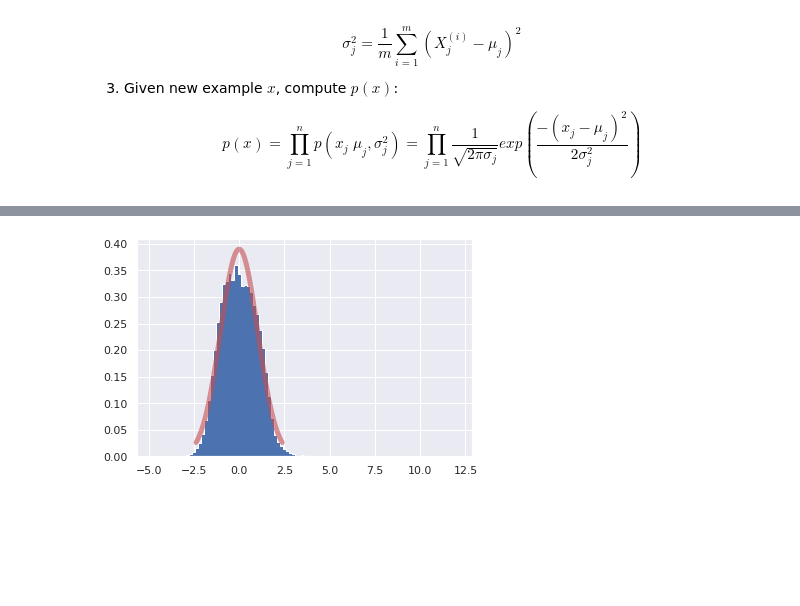
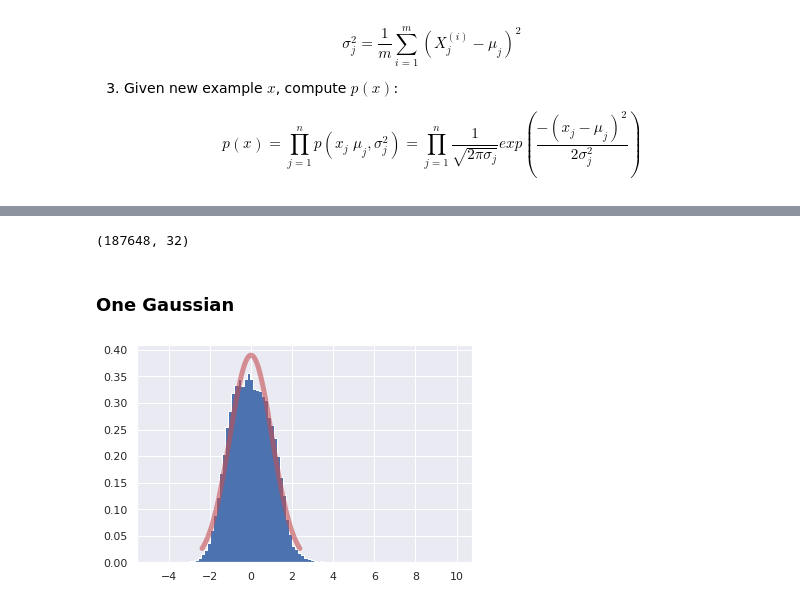
Before and after one commit to armandordorica/APS1070_Anomaly_Detection, a Jupyter notebook: APS1070_Project_2_part_2_only.ipynb, the cells around one changed output, grey strips where cells are left out. Drawn from its saved outputs; the diff is of its cells as text; code cells hidden in the pictures; blank space fills up the shorter version.

```diff
--- a/APS1070_Project_2_part_2_only.ipynb
+++ b/APS1070_Project_2_part_2_only.ipynb
@@ -212,0 +223,6 @@ def is_anomalous(value, epsilon):
+# %%
+y = df['Class']
+X = df.loc[:, df.columns != 'Class']
+
+X_train, X_test, y_train, y_test = train_test_split(X, y, test_size=0.33, random_state=1)
+non_fraud_X_train = X_train.loc[filter_indices]
@@ -212,0 +234,28 @@ def is_anomalous(value, epsilon):
+# %%
+i = 0
+var_name = 'V11'
+epsilon = epsilons[i]
+print("Epsilon: {}".format(epsilon))
+
+
+arr = np.array(non_fraud_X_train[var_name])
+std_dev = np.std(arr)
+mean = np.mean(arr)
+
+
+norm = stats.norm(
+
+    loc = mean,  ### REPLACE "0" WITH YOUR CODE TO GET THE MEAN OF V11 ###
+    scale = std_dev ### REPLACE "0" WITH YOUR CODE TO GET THE STANDARD DEVIATION OF V11 ###
+
+)
+
+
+
+fig, ax = plt.subplots(1, 1)
+x = np.linspace(norm.ppf(0.01),
+                norm.ppf(0.99), 100)
+ax.plot(x, norm.pdf(x),
+       'r-', lw=5, alpha=0.6, label='norm pdf')
+ax.hist(X_train[var_name].values, density=True, histtype='stepfilled', bins=100);
+plt.show()
@@ -212,0 +267,6 @@ def is_anomalous(value, epsilon):
+# %%
+x = np.array(X_test[var_name])
+mu = mean
+sigma = std_dev
+probs = p_x(x, mu, sigma)
+preds = np.where(probs < epsilon, 1, 0)
@@ -212,0 +402,3 @@ def is_anomalous(value, epsilon):
+# %%
+non_fraud_train = train_df[train_df['Class']==0]
+non_fraud_train
@@ -213,6 +419,12 @@ def is_anomalous(value, epsilon):
+# %%
+non_fraud_train.shape
+# %% [output]
+(187648, 32)
+# %% [markdown]
+### One Gaussian
 # %%
 feature_name = 'V11'
-plot_gaussian_for_feature(feature_name )
+plot_gaussian_for_feature(non_fraud_train, feature_name)
 # %% [output]
-[figure, old version]
+[figure, new version]
 # %%
```
Also changed, not shown: parts of 45 cells of this notebook.
